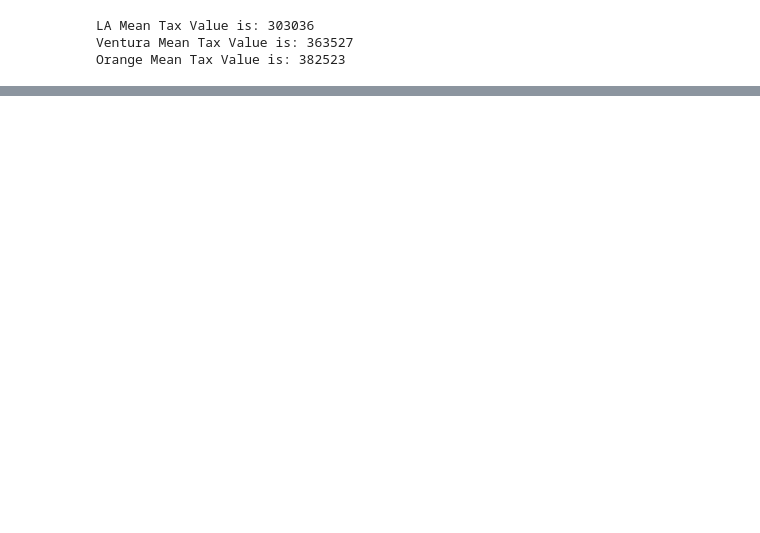
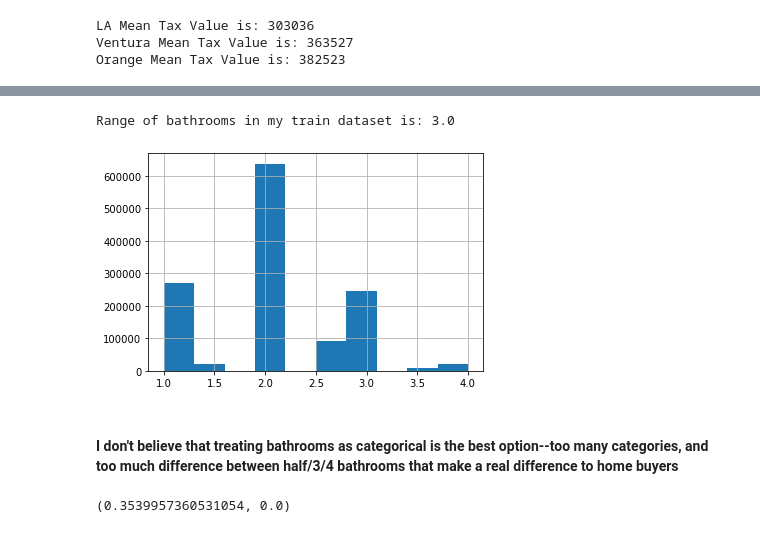
Before and after one commit to cristinalucin/regression-exercises, a Jupyter notebook: explore.ipynb, the cells around one changed output, grey strips where cells are left out. Cells and saved outputs as stored; diff of their text form; code cells hidden in the pictures; blank space fills up the shorter version.

```diff
--- a/explore.ipynb
+++ b/explore.ipynb
@@ -903,0 +942,14 @@ train.home_age.mean()
+# %%
+#Treating bathrooms as categorical
+train.bathrooms.hist()
+print(f'Range of bathrooms in my train dataset is: {train.bathrooms.max() - train.bathrooms.min()}')
+# %% [output]
+Range of bathrooms in my train dataset is: 3.0
+[figure, added]
+# %% [markdown]
+#### I don't believe that treating bathrooms as categorical is the best option--too many categories, and too much difference between half/3/4 bathrooms that make a real difference to home buyers
+# %%
+corr, p = stats.pearsonr(train.bathrooms, train.tax_value)
+corr, p
+# %% [output]
+(0.3539957360531054, 0.0)
```
Also changed, not shown: parts of 37 cells of this notebook, 2 other files.
